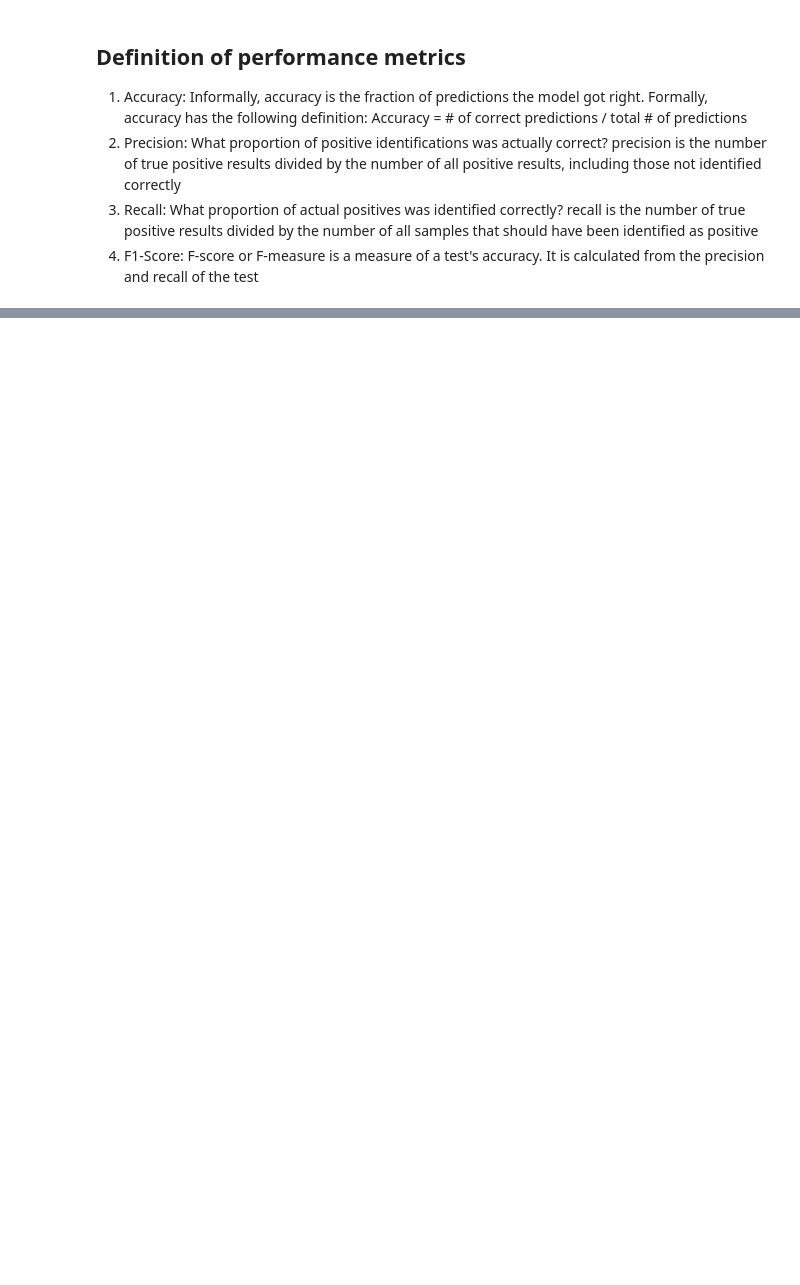
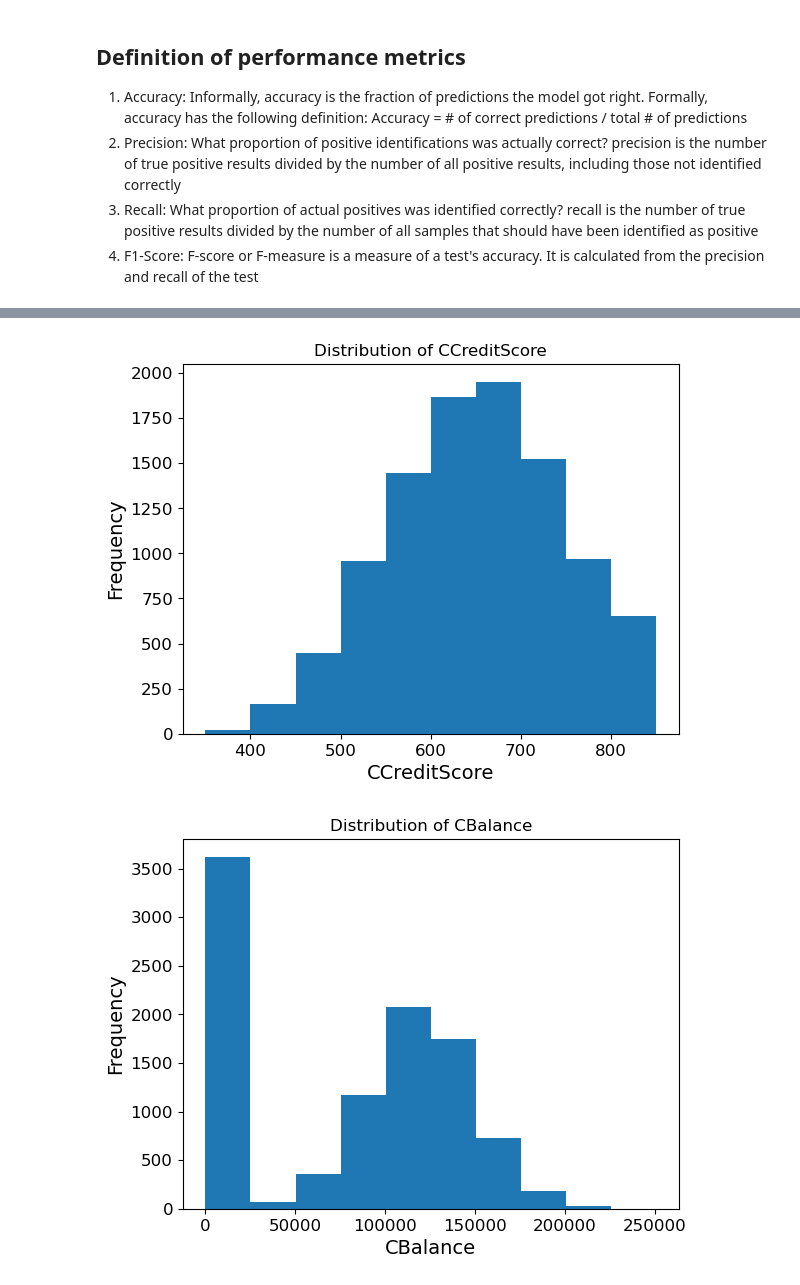
Before and after one commit to Ph1lippK/VAWI, a Jupyter notebook: Assignment_01_2270603.ipynb, the cells around one changed output, grey strips where cells are left out. Saved outputs shown, nothing was run; the diff lists cells and outputs as text; code cells hidden in the pictures; blank space fills up the shorter version.

```diff
--- a/Assignment_01_2270603.ipynb
+++ b/Assignment_01_2270603.ipynb
@@ -678,0 +952,18 @@ df.head()
+# %%
+CCreditScore = 'CCreditScore'
+plt.hist(fintech[CCreditScore], bins=10)
+plt.title(f'Distribution of {CCreditScore}')
+plt.xlabel(CCreditScore)
+plt.ylabel('Frequency')
+plt.show()
+
+
+CBalance = 'CBalance'
+plt.hist(fintech[CBalance], bins=10)
+plt.title(f'Distribution of {CBalance}')
+plt.xlabel(CBalance)
+plt.ylabel('Frequency')
+plt.show()
+# %% [output]
+[figure, added]
+[figure, added]
```
Also changed, not shown: parts of 40 cells of this notebook.
